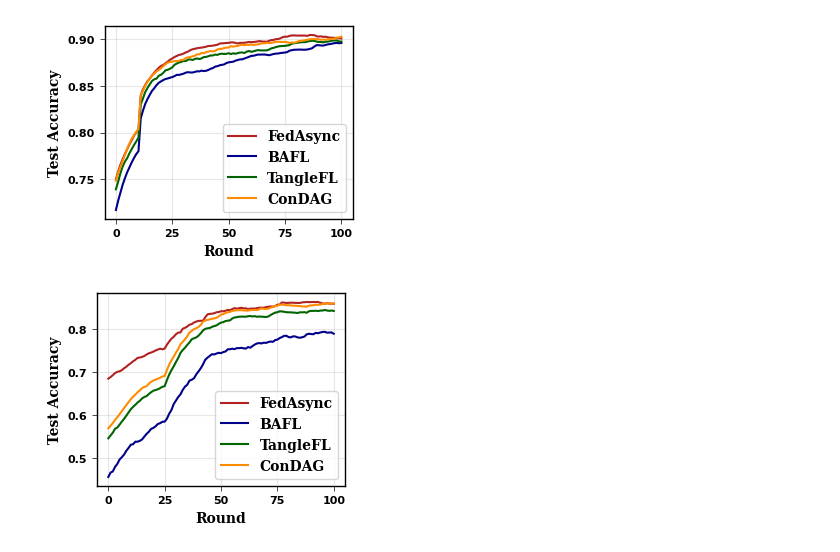
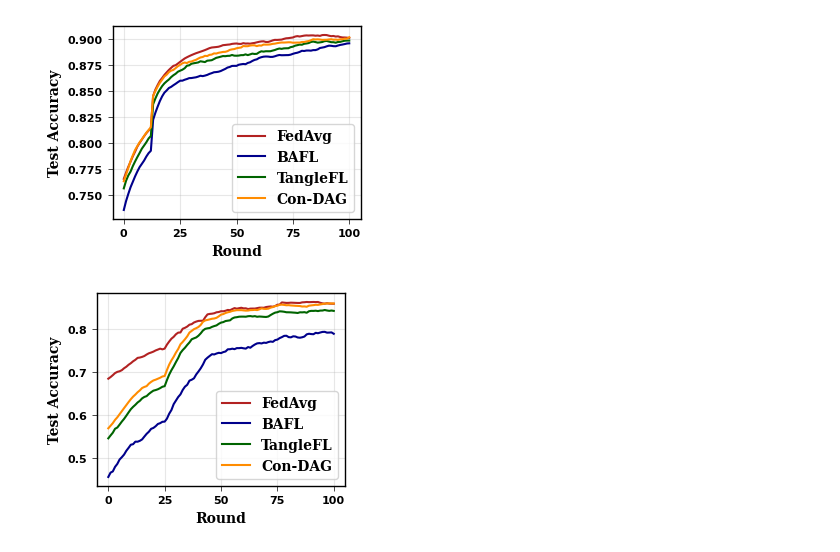
Before and after one commit to dingzhizhg/learning-tangle, a Jupyter notebook: prints/fmnist/print.ipynb, the cells around one changed output. Saved outputs shown, nothing was run; the diff lists cells and outputs as text; code cells hidden in the pictures.

```diff
--- a/prints/fmnist/print.ipynb
+++ b/prints/fmnist/print.ipynb
@@ -38,18 +38,18 @@ def smooth_data(data, window_size=5):
     return smoothed_acc
 # %%
 # iid_1 = read_accuracy_from_txt('/root/learning-tangle/prints/fmnist/fmnist-fedavg.txt')
-iid_2 = read_accuracy_from_txt('/root/learning-tangle/prints/fmnist/fmnist-fedasync.txt')
+iid_2 = read_accuracy_from_txt('/root/learning-tangle/prints/fmnist/fmnist-fedavg.txt')
 iid_3 = read_accuracy_from_txt('/root/learning-tangle/prints/fmnist/fmnist-bafl.txt')
 iid_4 = read_accuracy_from_txt('/root/learning-tangle/prints/fmnist/fmnist-tangle.txt')
 iid_5 = read_accuracy_from_txt('/root/learning-tangle/prints/fmnist/fmnist-tanglecta.txt')
 
 # iid_1 = read_accuracy_from_txt('/root/learning-tangle/prints/fmnist/niid-fmnist-fedavg.txt')
-niid_2 = read_accuracy_from_txt('/root/learning-tangle/prints/fmnist/niid-fmnist-fedasync.txt')
+niid_2 = read_accuracy_from_txt('/root/learning-tangle/prints/fmnist/niid-fmnist-fedavg.txt')
 niid_3 = read_accuracy_from_txt('/root/learning-tangle/prints/fmnist/niid-fmnist-bafl.txt')
 niid_4 = read_accuracy_from_txt('/root/learning-tangle/prints/fmnist/niid-fmnist-tangle.txt')
 niid_5 = read_accuracy_from_txt('/root/learning-tangle/prints/fmnist/niid-fmnist-tanglecta.txt')
 
-window_size=20
+window_size=25
 # iid_1_smooth = smooth_data(iid_1, window_size)
 iid_2_smooth = smooth_data(iid_2, window_size)
 iid_3_smooth = smooth_data(iid_3, window_size)
@@ -69,36 +69,36 @@ plt.figure(figsize=(3.2,2.5))
 
 plt.xticks(np.arange(0, 101, 25))
 # plt.yticks(np.arange(0.4, 1, 0.1))
 plt.grid(True, alpha=0.3)
 
 ax = plt.gca()
 # 加粗四个边框
 for spine in ax.spines.values():
     spine.set_linewidth(1)
 # 加粗刻度线
 plt.tick_params(axis='both', width=0.5, labelsize=8)
 # 加粗刻度数字
 for label in ax.get_xticklabels() + ax.get_yticklabels():
     label.set_fontweight('semibold')
     label.set_fontfamily('DejaVu Sans')
 
 colors = ['saddlebrown', 'firebrick', 'darkblue', 'darkgreen', 'darkorange']
 # plt.plot(rounds, iid_1_smooth, label='FedAvg', color=colors[0])
-plt.plot(rounds, iid_2_smooth, label='FedAsync', color=colors[1])
+plt.plot(rounds, iid_2_smooth, label='FedAvg', color=colors[1])
 plt.plot(rounds, iid_3_smooth, label='BAFL', color=colors[2])
 plt.plot(rounds, iid_4_smooth, label='TangleFL', color=colors[3])
-plt.plot(rounds, iid_5_smooth, label='ConDAG', color=colors[4])
+plt.plot(rounds, iid_5_smooth, label='Con-DAG', color=colors[4])
 
 plt.legend(loc='lower right', frameon=True, fancybox=True)
 for text in plt.gca().get_legend().get_texts():
     text.set_fontweight('bold')  # 或 'semibold'/'medium'
 
 plt.xlabel('Round', weight='bold')
 plt.ylabel('Test Accuracy', weight='bold')
 
 plt.show()
 # %% [output]
-[figure, old version]
+[figure, new version]
 # %%
 rounds = list(range(0, 101, 1))
 plt.rcParams['font.family'] = 'serif'
@@ -121,10 +121,10 @@ for label in ax.get_xticklabels() + ax.get_yticklabels():
 
 colors = ['saddlebrown', 'firebrick', 'darkblue', 'darkgreen', 'darkorange']
 # plt.plot(rounds, niid_1_smooth, label='FedAvg', color=colors[0])
-plt.plot(rounds, niid_2_smooth, label='FedAsync', color=colors[1])
+plt.plot(rounds, niid_2_smooth, label='FedAvg', color=colors[1])
 plt.plot(rounds, niid_3_smooth, label='BAFL', color=colors[2])
 plt.plot(rounds, niid_4_smooth, label='TangleFL', color=colors[3])
-plt.plot(rounds, niid_5_smooth, label='ConDAG', color=colors[4])
+plt.plot(rounds, niid_5_smooth, label='Con-DAG', color=colors[4])
 
 plt.legend(loc='lower right', frameon=True, fancybox=True)
 for text in plt.gca().get_legend().get_texts():
@@ -135,4 +135,4 @@ plt.ylabel('Test Accuracy', weight='bold')
 
 plt.show()
 # %% [output]
-[figure, old version]
+[figure, new version]
```
Also changed, not shown: 25 other files.
